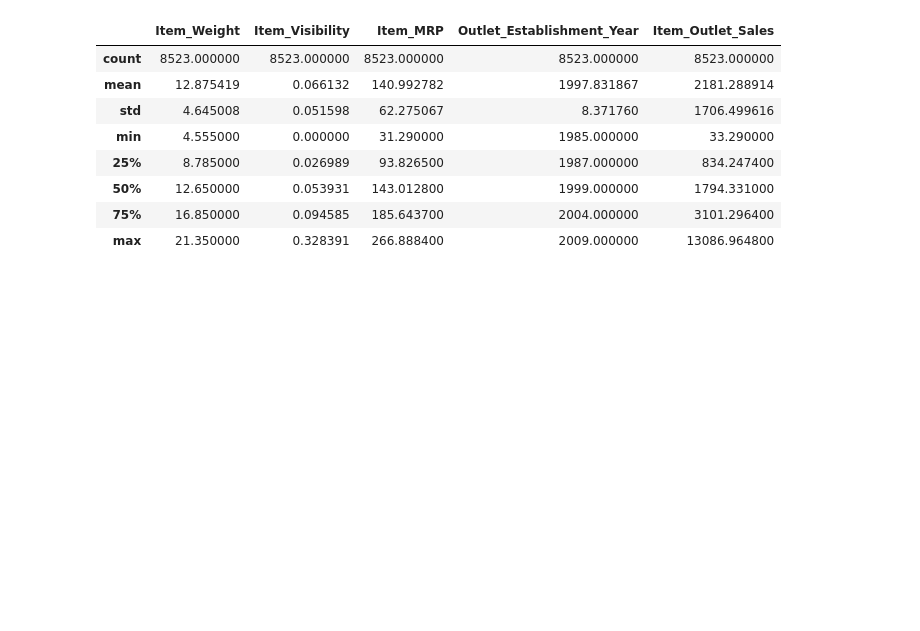
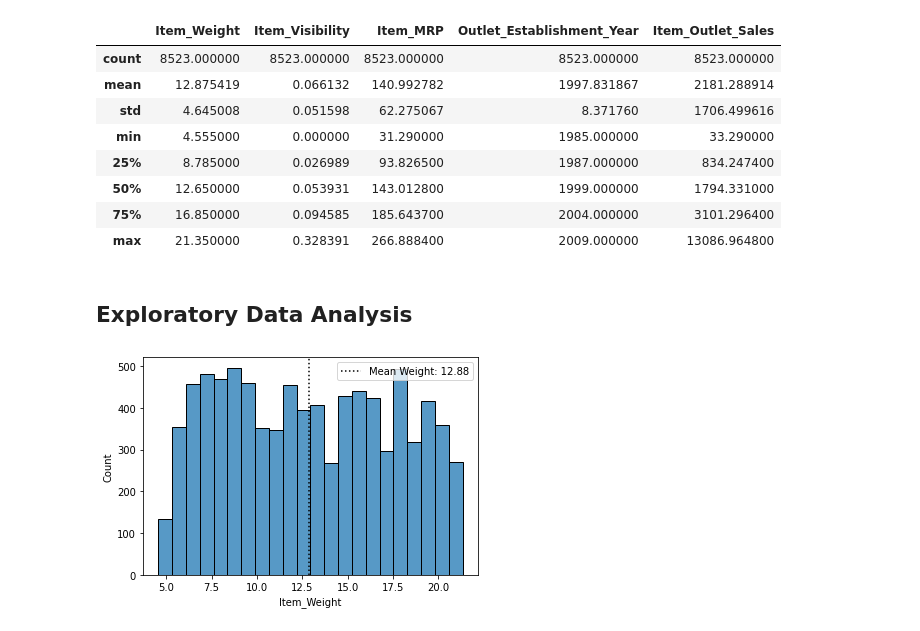
Before and after one commit to red0078/food-sales-predictions, a Jupyter notebook: SalesPrediction.ipynb, the cells around one changed output. Cells and saved outputs as stored; diff of their text form; code cells hidden in the pictures; blank space fills up the shorter version.

```diff
--- a/SalesPrediction.ipynb
+++ b/SalesPrediction.ipynb
@@ -266,3 +282,14 @@ df.describe()
 | 50% | 12.650000 | 0.053931 | 143.012800 | 1999.000000 | 1794.331000 |
 | 75% | 16.850000 | 0.094585 | 185.643700 | 2004.000000 | 3101.296400 |
 | max | 21.350000 | 0.328391 | 266.888400 | 2009.000000 | 13086.964800 |
+# %% [markdown]
+## Exploratory Data Analysis
+# %%
+# plot the Item_Weight
+ax = sns.histplot(data = df, x='Item_Weight')
+
+mean_weight = round(df['Item_Weight'].mean(),2)
+ax.axvline(mean_weight,color='k', ls=':', label = f'Mean Weight: {mean_weight:,.2f}')
+ax.legend();
+# %% [output]
+[figure, added]
```
Also changed, not shown: parts of 22 cells of this notebook.
